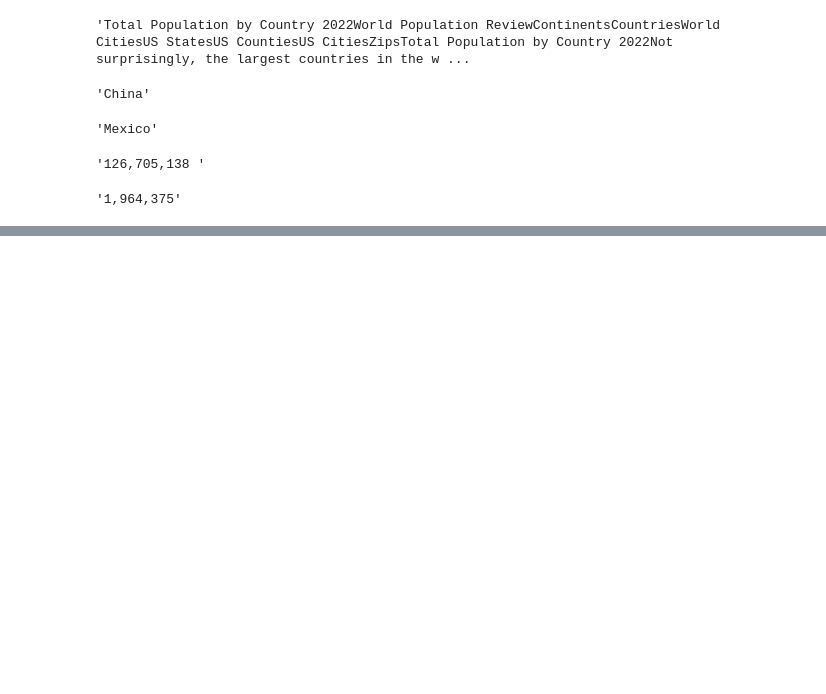
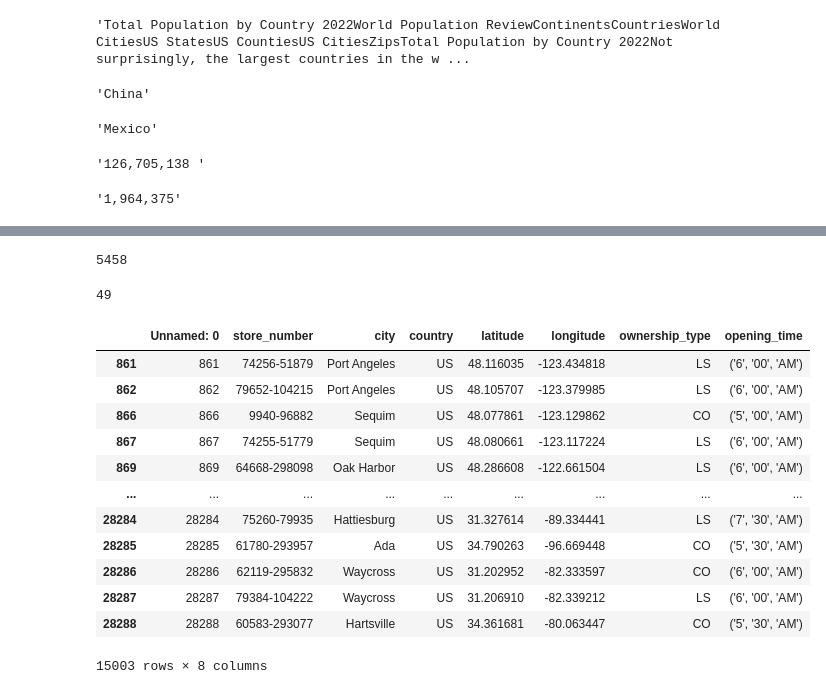
Before and after one commit to hollyjanedalton/final_ironhack_project, a Jupyter notebook: country_pop.ipynb, the cells around one changed output, grey strips where cells are left out. Saved outputs shown, nothing was run; the diff lists cells and outputs as text; code cells hidden in the pictures; blank space fills up the shorter version.

Commit message:
Web scraping and combining 2 dataframes

```diff
--- a/country_pop.ipynb
+++ b/country_pop.ipynb
@@ -172,0 +248,3 @@ for i in range(num_iter):
+# %%
+sb2021=pd.read_csv('sb21_open_updated.csv')
+sb2021
@@ -172,0 +265,25 @@ for i in range(num_iter):
+# %%
+len(sb2021['city'].unique())  #starbucks is in 5458 cities total
+# %% [output]
+5458
+# %%
+len(sb2021['country'].unique())  #starbucks is in 49 countries total
+# %% [output]
+49
+# %%
+sb_US = sb2021[sb2021['country']=='US']   #dataframe with only US stores
+sb_US
+# %% [output]
+|  | Unnamed: 0 | store_number | city | country | latitude | longitude | ownership_type | opening_time |
+| 861 | 861 | 74256-51879 | Port Angeles | US | 48.116035 | -123.434818 | LS | ('6', '00', 'AM') |
+| 862 | 862 | 79652-104215 | Port Angeles | US | 48.105707 | -123.379985 | LS | ('6', '00', 'AM') |
+| 866 | 866 | 9940-96882 | Sequim | US | 48.077861 | -123.129862 | CO | ('5', '00', 'AM') |
+| 867 | 867 | 74255-51779 | Sequim | US | 48.080661 | -123.117224 | LS | ('6', '00', 'AM') |
+| 869 | 869 | 64668-298098 | Oak Harbor | US | 48.286608 | -122.661504 | LS | ('6', '00', 'AM') |
+| ... | ... | ... | ... | ... | ... | ... | ... | ... |
+| 28284 | 28284 | 75260-79935 | Hattiesburg | US | 31.327614 | -89.334441 | LS | ('7', '30', 'AM') |
+| 28285 | 28285 | 61780-293957 | Ada | US | 34.790263 | -96.669448 | CO | ('5', '30', 'AM') |
+| 28286 | 28286 | 62119-295832 | Waycross | US | 31.202952 | -82.333597 | CO | ('6', '00', 'AM') |
+| 28287 | 28287 | 79384-104222 | Waycross | US | 31.206910 | -82.339212 | LS | ('6', '00', 'AM') |
+| 28288 | 28288 | 60583-293077 | Hartsville | US | 34.361681 | -80.063447 | CO | ('5', '30', 'AM') |
+15003 rows × 8 columns
```
Also changed, not shown: parts of 20 cells of this notebook.
